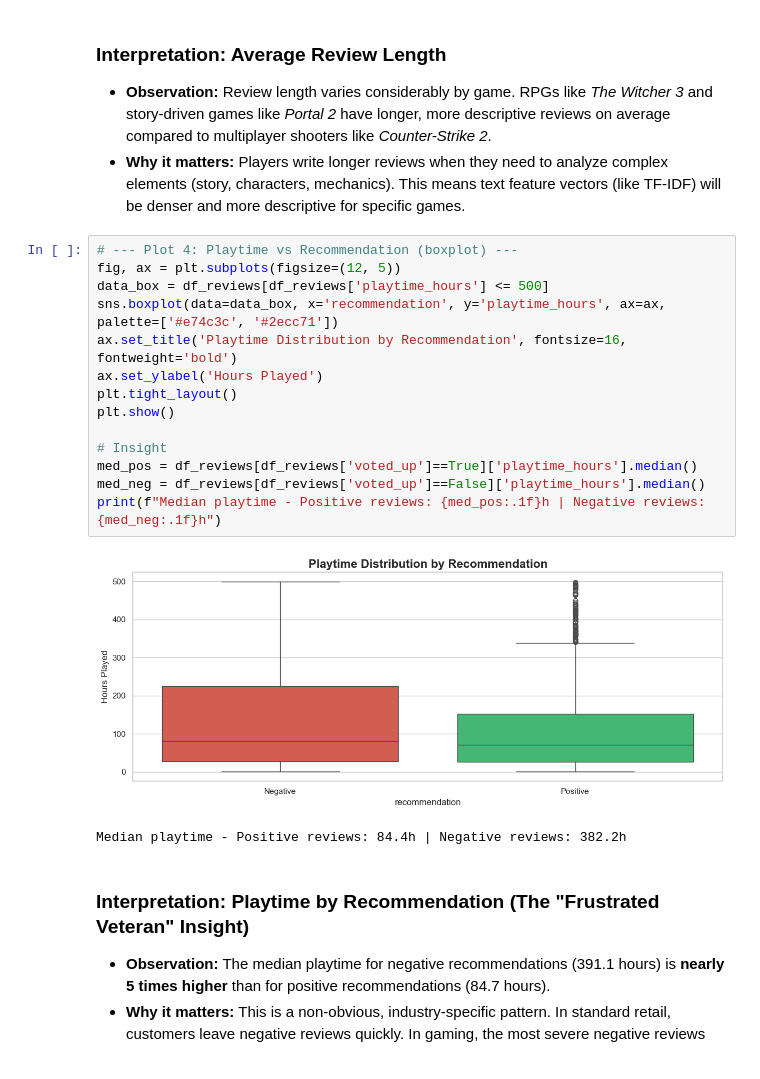
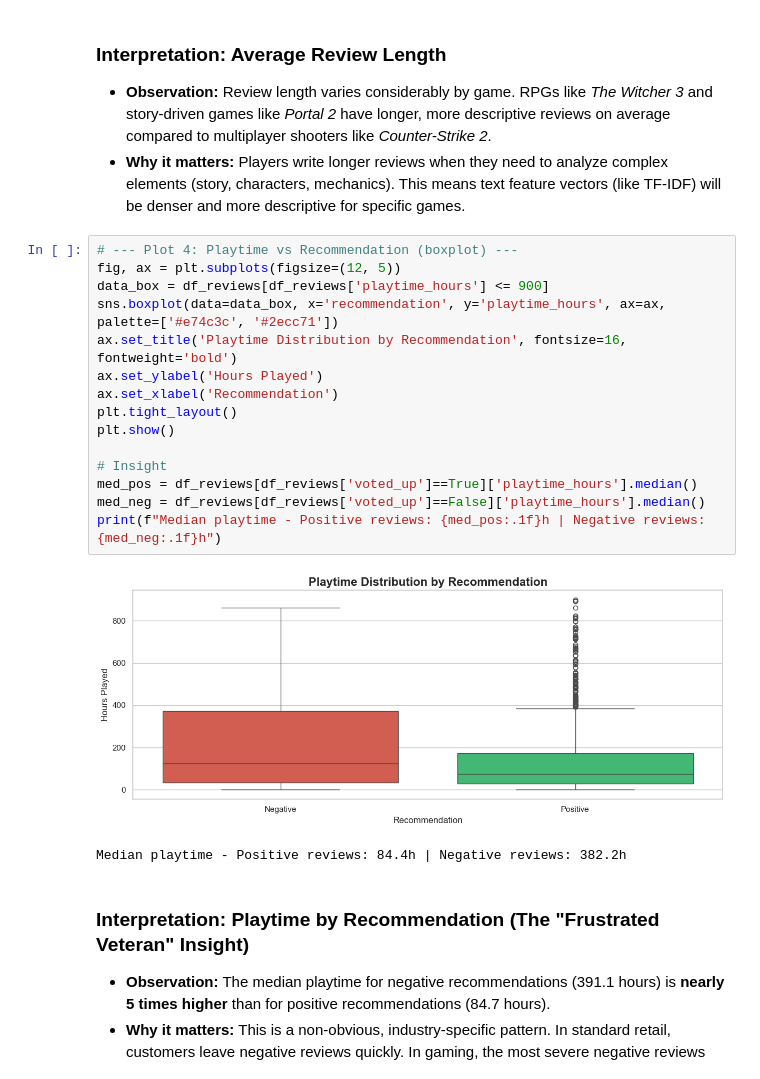
Before and after one commit to AlexandruCL/An_3, a Jupyter notebook: Sem_2/DM/Project/Steam_Reviews_Analysis.ipynb, the cells around one changed output. Cells and saved outputs as stored; diff of their text form.

```diff
--- a/Sem_2/DM/Project/Steam_Reviews_Analysis.ipynb
+++ b/Sem_2/DM/Project/Steam_Reviews_Analysis.ipynb
@@ -306,19 +297,20 @@ plt.show()
 # %%
 # --- Plot 4: Playtime vs Recommendation (boxplot) ---
 fig, ax = plt.subplots(figsize=(12, 5))
-data_box = df_reviews[df_reviews['playtime_hours'] <= 500]
+data_box = df_reviews[df_reviews['playtime_hours'] <= 900]
 sns.boxplot(data=data_box, x='recommendation', y='playtime_hours', ax=ax, palette=['#e74c3c', '#2ecc71'])
 ax.set_title('Playtime Distribution by Recommendation', fontsize=16, fontweight='bold')
 ax.set_ylabel('Hours Played')
+ax.set_xlabel('Recommendation')
 plt.tight_layout()
 plt.show()
 
 # Insight
 med_pos = df_reviews[df_reviews['voted_up']==True]['playtime_hours'].median()
 med_neg = df_reviews[df_reviews['voted_up']==False]['playtime_hours'].median()
 print(f"Median playtime - Positive reviews: {med_pos:.1f}h | Negative reviews: {med_neg:.1f}h")
 # %% [output]
-[figure, old version]
+[figure, new version]
 Median playtime - Positive reviews: 84.4h | Negative reviews: 382.2h
 # %% [markdown]
 ### Interpretation: Playtime by Recommendation (The "Frustrated Veteran" Insight)
```
Also changed, not shown: parts of 11 cells of this notebook.
